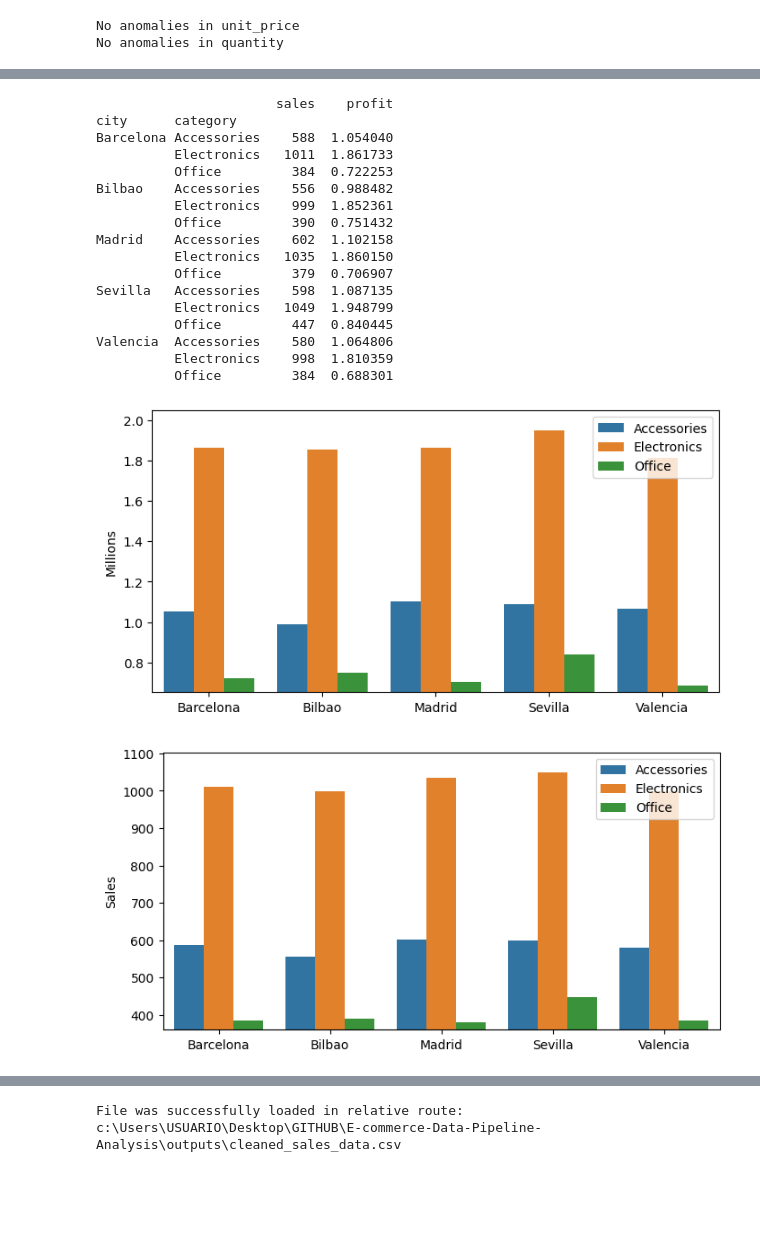
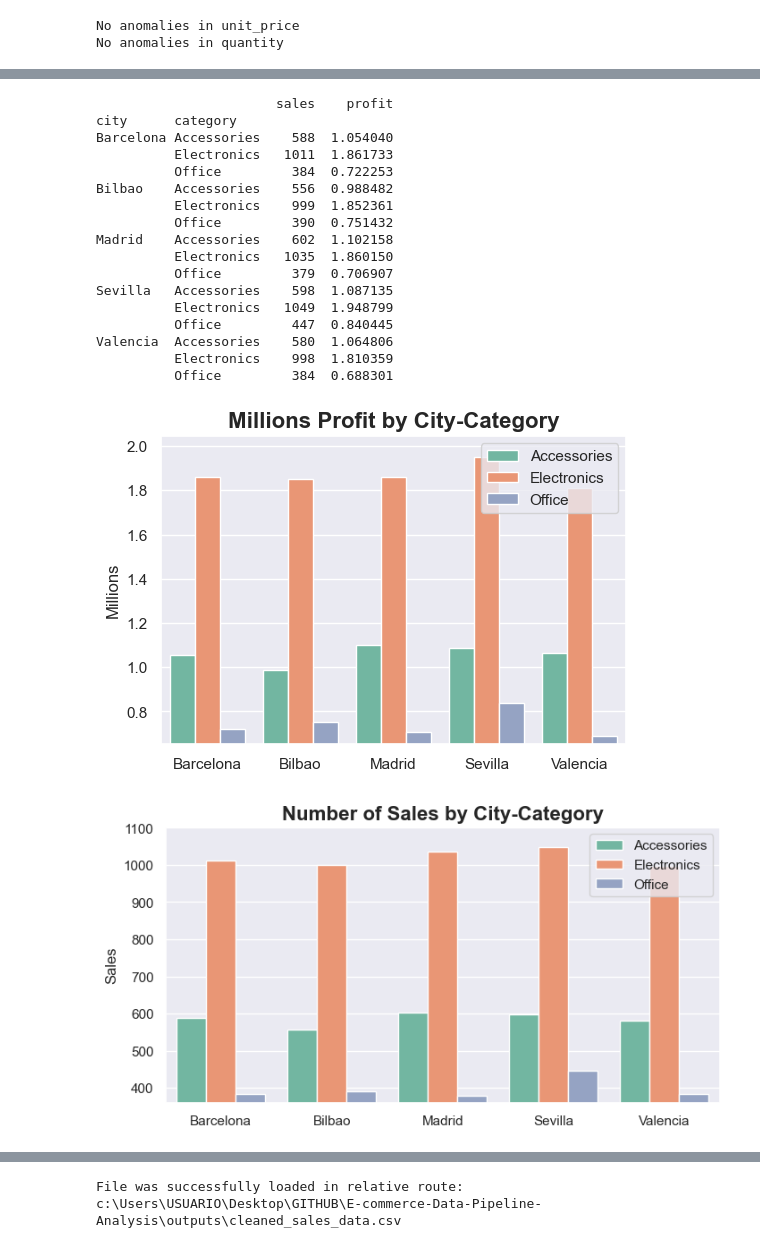
Before and after one commit to raess1593/E-commerce-Data-Pipeline-Analysis, a Jupyter notebook: notebooks/E-commerce_Analysis.ipynb, the cells around one changed output, grey strips where cells are left out. Drawn from its saved outputs; the diff is of its cells as text; code cells hidden in the pictures; blank space fills up the shorter version.

Commit message:
chore: embellish and save the outputs
Titles have been added, the colors of the graphs have been changed, and the images have been saved in outputs/.

```diff
--- a/notebooks/E-commerce_Analysis.ipynb
+++ b/notebooks/E-commerce_Analysis.ipynb
@@ -10,6 +10,10 @@ import matplotlib.pyplot as plt
 import seaborn as sns
 import os
 from pathlib import Path
+# %%
+# Visual style
+sns.set_theme(style="whitegrid", palette="inferno")
+plt.rcParams["figure.figsize"] = (12, 6)
 # %%
 # Loading raw data
 base_dir = Path.cwd().parent
@@ -146,8 +150,9 @@ product_analysis['real_millions'] = product_analysis['real_millions'] / 1000000
 product_analysis['reconciliation'] = product_analysis['real_millions'] - product_analysis['expected_millions']
 print(product_analysis)
 
+sns.set_theme(palette="Set3")
 plt.figure(figsize=(5, 3))
-plt.title("Product Profits Comparison")
+plt.title('Products Profits Comparison', fontsize=16, fontweight='bold')
 sns.barplot(data=product_analysis, x='product', y='real_millions').set(xlabel=None, ylabel="Millions")
 plt.axhline(y=product_analysis['real_millions'].mean(), color='red', linestyle='--', label='Mean')
 plt.legend()
@@ -184,43 +189,46 @@ city_analysis = city_analysis.groupby(['city', 'category']).agg(
 city_analysis['profit'] = (city_analysis['profit'] / 1000000)
 print(city_analysis)
 
-plt.figure(figsize=(8, 4))
+sns.set_theme(palette="Set2")
+plt.figure(figsize=(6, 4))
 sns.barplot(data=city_analysis, x='city', y='profit', hue='category').set(xlabel=None, ylabel='Millions')
 
 min_val = city_analysis['profit'].min() * 0.95
 max_val = city_analysis['profit'].max() * 1.05
 plt.ylim(min_val, max_val)
-plt.legend()
+plt.title('Millions Profit by City-Category', fontsize=16, fontweight='bold')
+plt.legend(loc='upper right')
 plt.show()
 
 plt.figure(figsize=(8, 4))
 sns.barplot(data=city_analysis, x='city', y='sales', hue='category').set(xlabel=None, ylabel='Sales')
 
 min_val = city_analysis['sales'].min() * 0.95
 max_val = city_analysis['sales'].max() * 1.05
 plt.ylim(min_val, max_val)
-plt.legend()
+plt.title('Number of Sales by City-Category', fontsize=16, fontweight='bold')
+plt.legend(loc='upper right')
 plt.show()
 # %% [output]
                        sales    profit
 city      category
 Barcelona Accessories    588  1.054040
           Electronics   1011  1.861733
           Office         384  0.722253
 Bilbao    Accessories    556  0.988482
           Electronics    999  1.852361
           Office         390  0.751432
 Madrid    Accessories    602  1.102158
           Electronics   1035  1.860150
           Office         379  0.706907
 Sevilla   Accessories    598  1.087135
           Electronics   1049  1.948799
           Office         447  0.840445
 Valencia  Accessories    580  1.064806
           Electronics    998  1.810359
           Office         384  0.688301
-[figure, old version]
+[figure, new version]
-[figure, old version]
+[figure, new version]
 # %%
 # Customer revenue distribution
 customer_analysis = df.copy()
```
Also changed, not shown: parts of 5 cells of this notebook, 6 other files.
